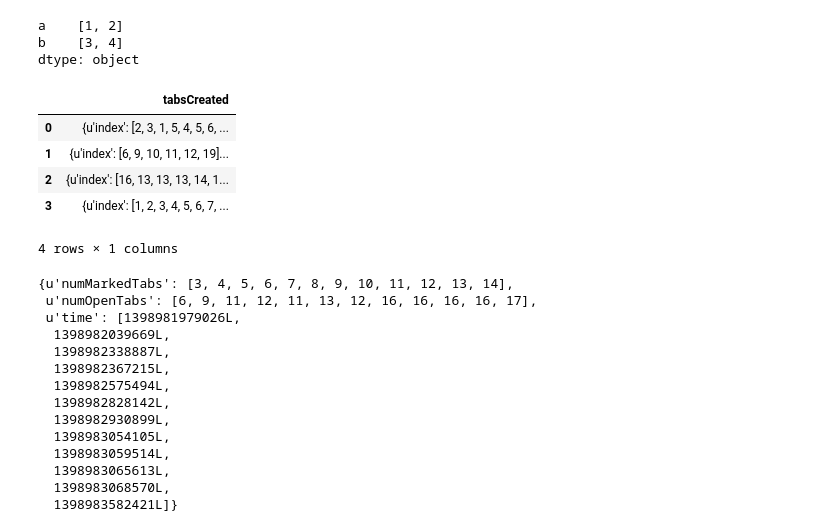
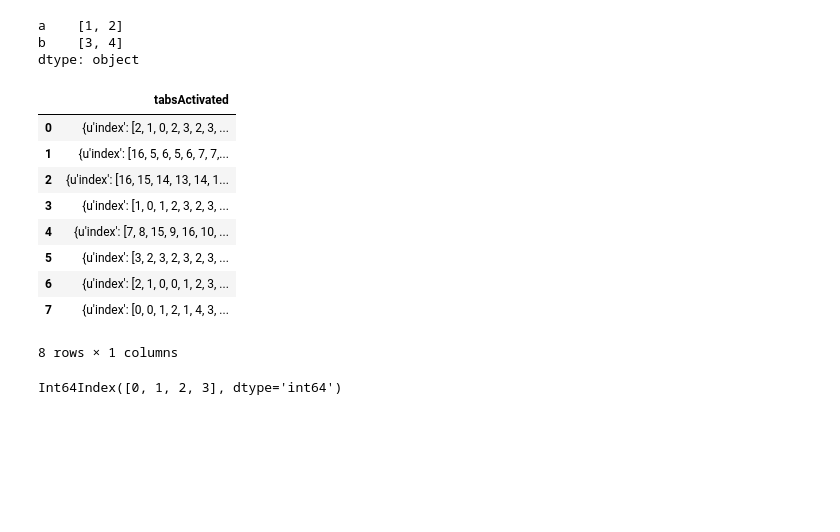
Before and after one commit to ameyp20191/hccProject, a Jupyter notebook: logs/sw_on_off/Data analysis.ipynb, the cells around one changed output. Drawn from its saved outputs; the diff is of its cells as text; code cells hidden in the pictures; blank space fills up the shorter version.

```diff
--- a/logs/sw_on_off/Data analysis.ipynb
+++ b/logs/sw_on_off/Data analysis.ipynb
@@ -51,28 +53,19 @@ b    [3, 4]
 dtype: object
 # %%
 df = pd.read_json('/tmp/combined.json', orient='records')
-pd.DataFrame(df, columns=['tabsCreated'])
+pd.DataFrame(df, columns=['tabsActivated'])
 # %% [output]
-|  | tabsCreated |
-| 0 | {u'index': [2, 3, 1, 5, 4, 5, 6, ... |
-| 1 | {u'index': [6, 9, 10, 11, 12, 19]... |
-| 2 | {u'index': [16, 13, 13, 13, 14, 1... |
-| 3 | {u'index': [1, 2, 3, 4, 5, 6, 7, ... |
+|  | tabsActivated |
+| 0 | {u'index': [2, 1, 0, 2, 3, 2, 3, ... |
+| 1 | {u'index': [16, 5, 6, 5, 6, 7, 7,... |
+| 2 | {u'index': [16, 15, 14, 13, 14, 1... |
+| 3 | {u'index': [1, 0, 1, 2, 3, 2, 3, ... |
+| 4 | {u'index': [7, 8, 15, 9, 16, 10, ... |
+| 5 | {u'index': [3, 2, 3, 2, 3, 2, 3, ... |
+| 6 | {u'index': [2, 1, 0, 0, 1, 2, 3, ... |
+| 7 | {u'index': [0, 0, 1, 2, 1, 4, 3, ... |
-4 rows × 1 columns
+8 rows × 1 columns
-# %%
-df['tabsMarked'][0]
-# %% [output]
-{u'numMarkedTabs': [3, 4, 5, 6, 7, 8, 9, 10, 11, 12, 13, 14],
- u'numOpenTabs': [6, 9, 11, 12, 11, 13, 12, 16, 16, 16, 16, 17],
- u'time': [1398981979026L,
-  1398982039669L,
-  1398982338887L,
-  1398982367215L,
-  1398982575494L,
-  1398982828142L,
-  1398982930899L,
-  1398983054105L,
-  1398983059514L,
-  1398983065613L,
-  1398983068570L,
-  1398983582421L]}
+# %%
+df['startTime'].keys()
+# %% [output]
+Int64Index([0, 1, 2, 3], dtype='int64')
```
Also changed, not shown: parts of 5 cells of this notebook, 13 other files.
